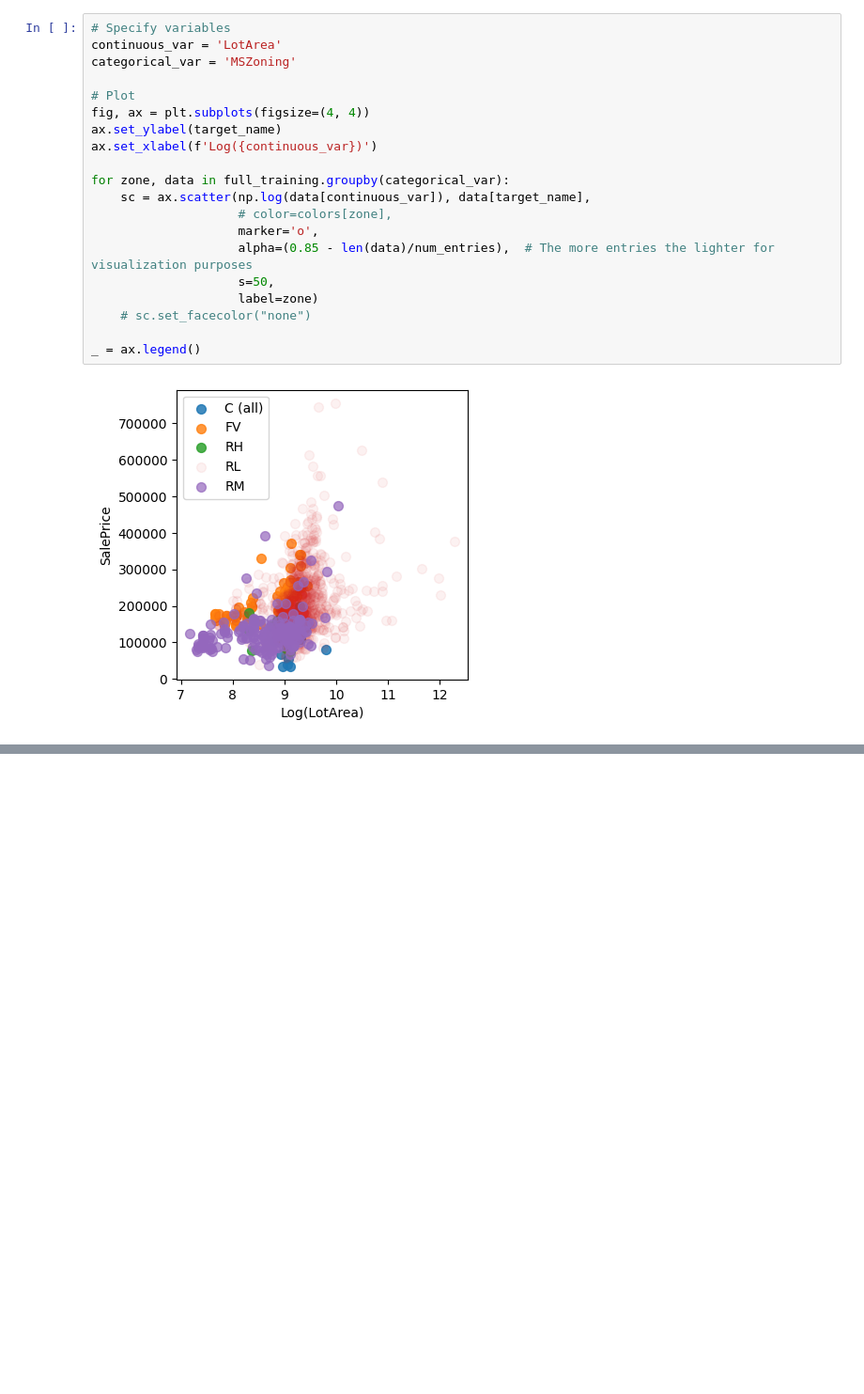
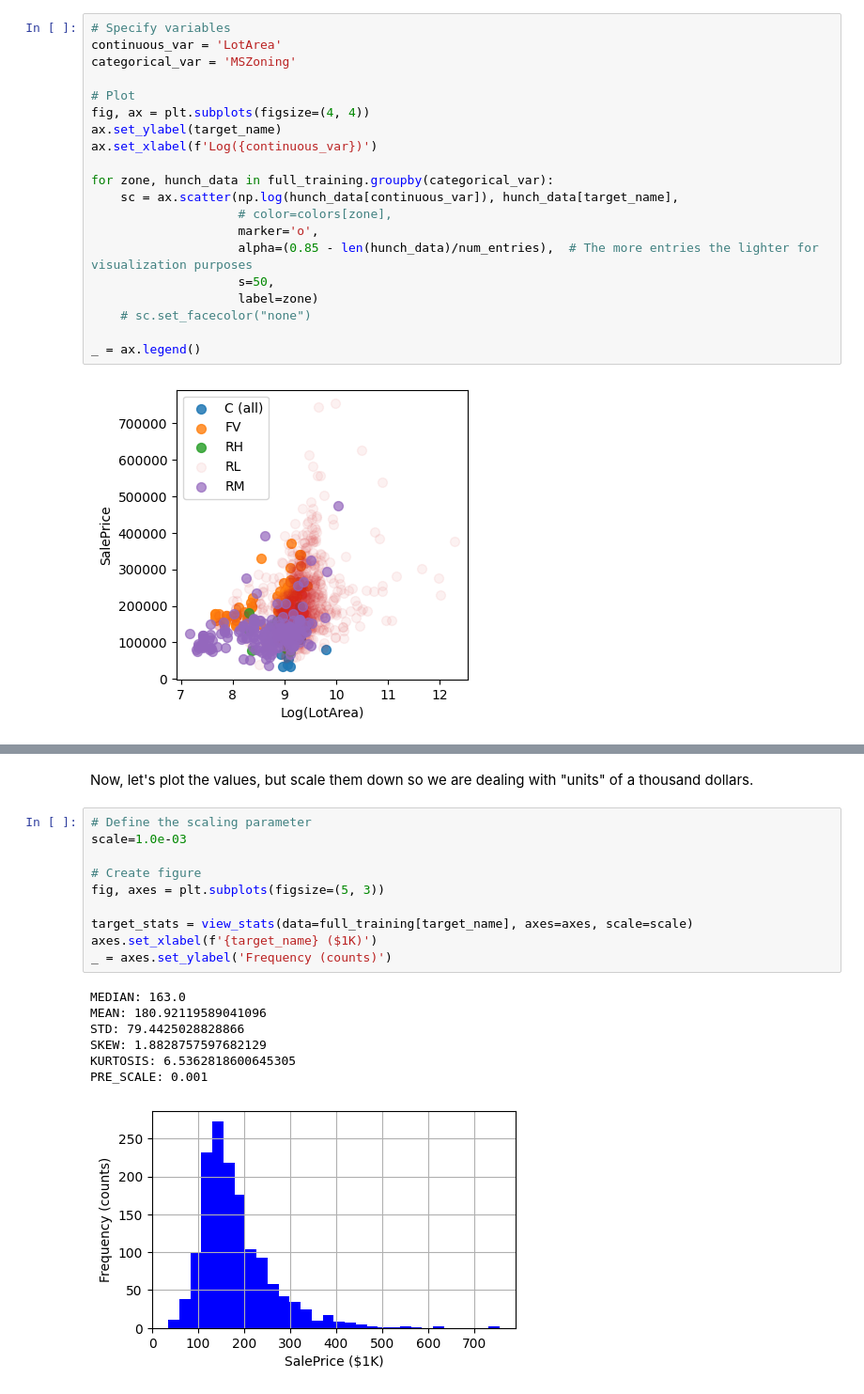
Before and after one commit to victorventuri/kaggle_play, a Jupyter notebook: house_price_tutorial/houseprices.ipynb, the cells around one changed output, grey strips where cells are left out. Shown at 94% size. Saved outputs shown, nothing was run; the diff lists cells and outputs as text; blank space fills up the shorter version.

```diff
--- a/house_price_tutorial/houseprices.ipynb
+++ b/house_price_tutorial/houseprices.ipynb
@@ -75,11 +171,11 @@ fig, ax = plt.subplots(figsize=(4, 4))
 ax.set_ylabel(target_name)
 ax.set_xlabel(f'Log({continuous_var})')
 
-for zone, data in full_training.groupby(categorical_var):
-    sc = ax.scatter(np.log(data[continuous_var]), data[target_name],
+for zone, hunch_data in full_training.groupby(categorical_var):
+    sc = ax.scatter(np.log(hunch_data[continuous_var]), hunch_data[target_name],
                     # color=colors[zone],
                     marker='o',
-                    alpha=(0.85 - len(data)/num_entries),  # The more entries the lighter for visualization purposes
+                    alpha=(0.85 - len(hunch_data)/num_entries),  # The more entries the lighter for visualization purposes
                     s=50,
                     label=zone)
     # sc.set_facecolor("none")
@@ -89,0 +244,20 @@ _ = ax.legend()
+# %% [markdown]
+Now, let's plot the values, but scale them down so we are dealing with "units" of a thousand dollars.
+# %%
+# Define the scaling parameter
+scale=1.0e-03
+
+# Create figure
+fig, axes = plt.subplots(figsize=(5, 3))
+
+target_stats = view_stats(data=full_training[target_name], axes=axes, scale=scale)
+axes.set_xlabel(f'{target_name} ($1K)')
+_ = axes.set_ylabel('Frequency (counts)')
+# %% [output]
+MEDIAN: 163.0
+MEAN: 180.92119589041096
+STD: 79.4425028828866
+SKEW: 1.8828757597682129
+KURTOSIS: 6.5362818600645305
+PRE_SCALE: 0.001
+[figure, added]
```
Also changed, not shown: parts of 136 cells of this notebook.
